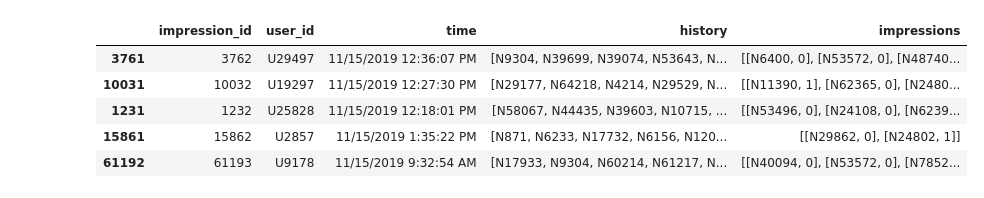
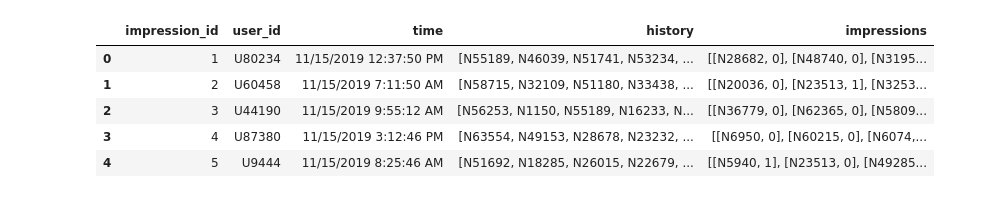
Before and after one commit to Naqibulr/recomendation-system, a Jupyter notebook: src/content_based_filtering/newdataset.ipynb, the cells around one changed output. Cells and saved outputs as stored; diff of their text form; code cells hidden in the pictures.

```diff
--- a/src/content_based_filtering/newdataset.ipynb
+++ b/src/content_based_filtering/newdataset.ipynb
@@ -30,17 +35,17 @@ FileNotFoundError: [Errno 2] No such file or directory: 'MINDsmall_dev/news.tsv'
 # %%
-behaviors = pd.read_csv('MINDsmall_dev/behaviors.tsv', sep='\t', names=['impression_id', 'user_id', 'time', 'history', 'impressions'])
+behaviors = pd.read_csv('../../data/validation/behaviors.tsv', sep='\t', names=['impression_id', 'user_id', 'time', 'history', 'impressions'])
 behaviors.fillna('', inplace=True)
 behaviors['history'] = behaviors['history'].apply(lambda x: x.split(' '))
 behaviors['impressions'] = behaviors['impressions'].apply(lambda x: x.split(' '))
 behaviors['impressions'] = behaviors['impressions'].apply(lambda x: [i.split('-') for i in x])
 behaviors.head()
 # %% [output]
 |  | impression_id | user_id | time | history | impressions |
-| 3761 | 3762 | U29497 | 11/15/2019 12:36:07 PM | [N9304, N39699, N39074, N53643, N... | [[N6400, 0], [N53572, 0], [N48740... |
-| 10031 | 10032 | U19297 | 11/15/2019 12:27:30 PM | [N29177, N64218, N4214, N29529, N... | [[N11390, 1], [N62365, 0], [N2480... |
-| 1231 | 1232 | U25828 | 11/15/2019 12:18:01 PM | [N58067, N44435, N39603, N10715, ... | [[N53496, 0], [N24108, 0], [N6239... |
-| 15861 | 15862 | U2857 | 11/15/2019 1:35:22 PM | [N871, N6233, N17732, N6156, N120... | [[N29862, 0], [N24802, 1]] |
-| 61192 | 61193 | U9178 | 11/15/2019 9:32:54 AM | [N17933, N9304, N60214, N61217, N... | [[N40094, 0], [N53572, 0], [N7852... |
+| 0 | 1 | U80234 | 11/15/2019 12:37:50 PM | [N55189, N46039, N51741, N53234, ... | [[N28682, 0], [N48740, 0], [N3195... |
+| 1 | 2 | U60458 | 11/15/2019 7:11:50 AM | [N58715, N32109, N51180, N33438, ... | [[N20036, 0], [N23513, 1], [N3253... |
+| 2 | 3 | U44190 | 11/15/2019 9:55:12 AM | [N56253, N1150, N55189, N16233, N... | [[N36779, 0], [N62365, 0], [N5809... |
+| 3 | 4 | U87380 | 11/15/2019 3:12:46 PM | [N63554, N49153, N28678, N23232, ... | [[N6950, 0], [N60215, 0], [N6074,... |
+| 4 | 5 | U9444 | 11/15/2019 8:25:46 AM | [N51692, N18285, N26015, N22679, ... | [[N5940, 1], [N23513, 0], [N49285... |
 # %%
 # group behaviors by user_id and add two columns: pos and neg where pos is all news in history and all impressions that contain -1 and
 # neg is all impressions that do not contain -1
```
Also changed, not shown: parts of 3 cells of this notebook, 1 other file.
